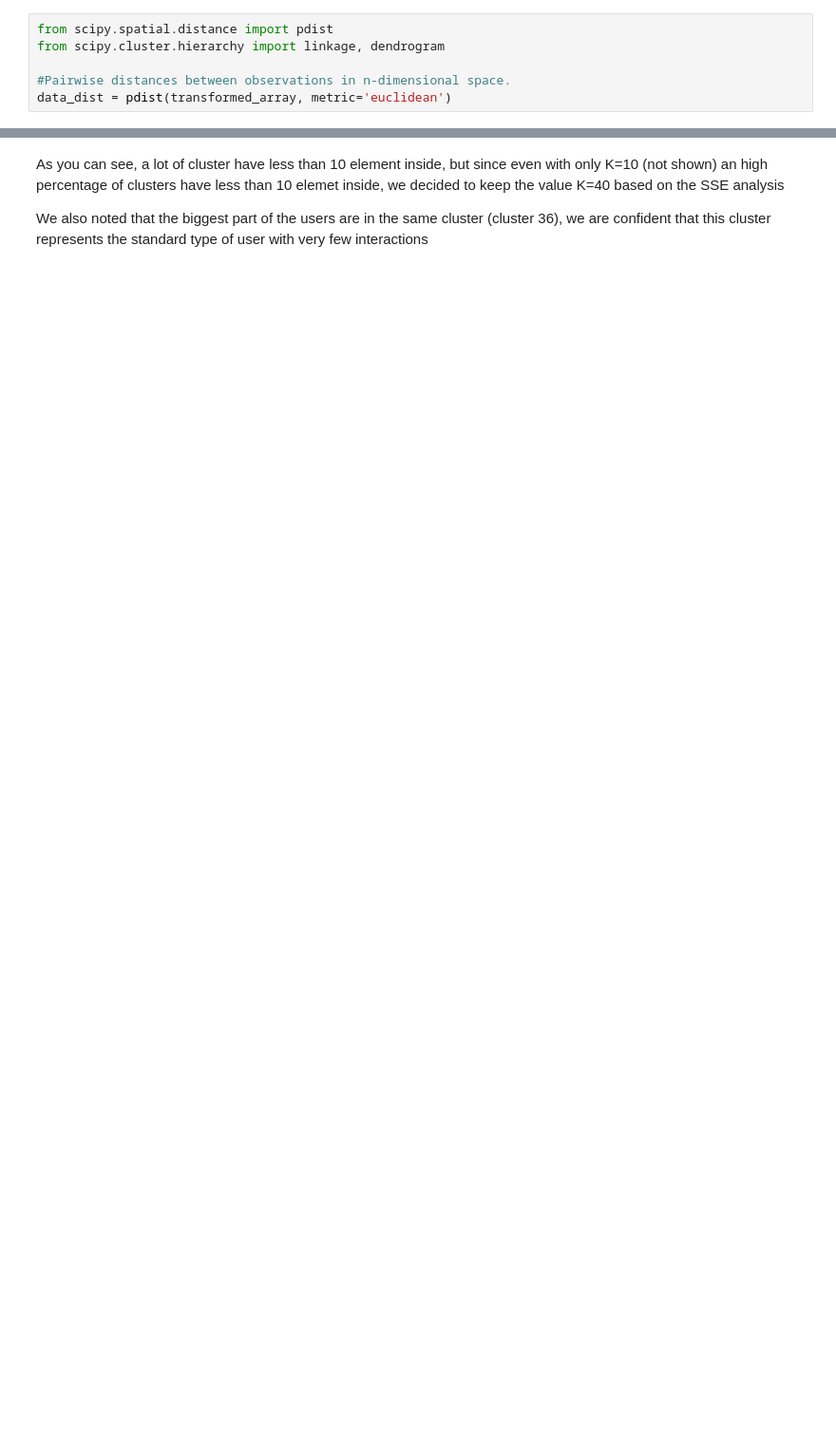
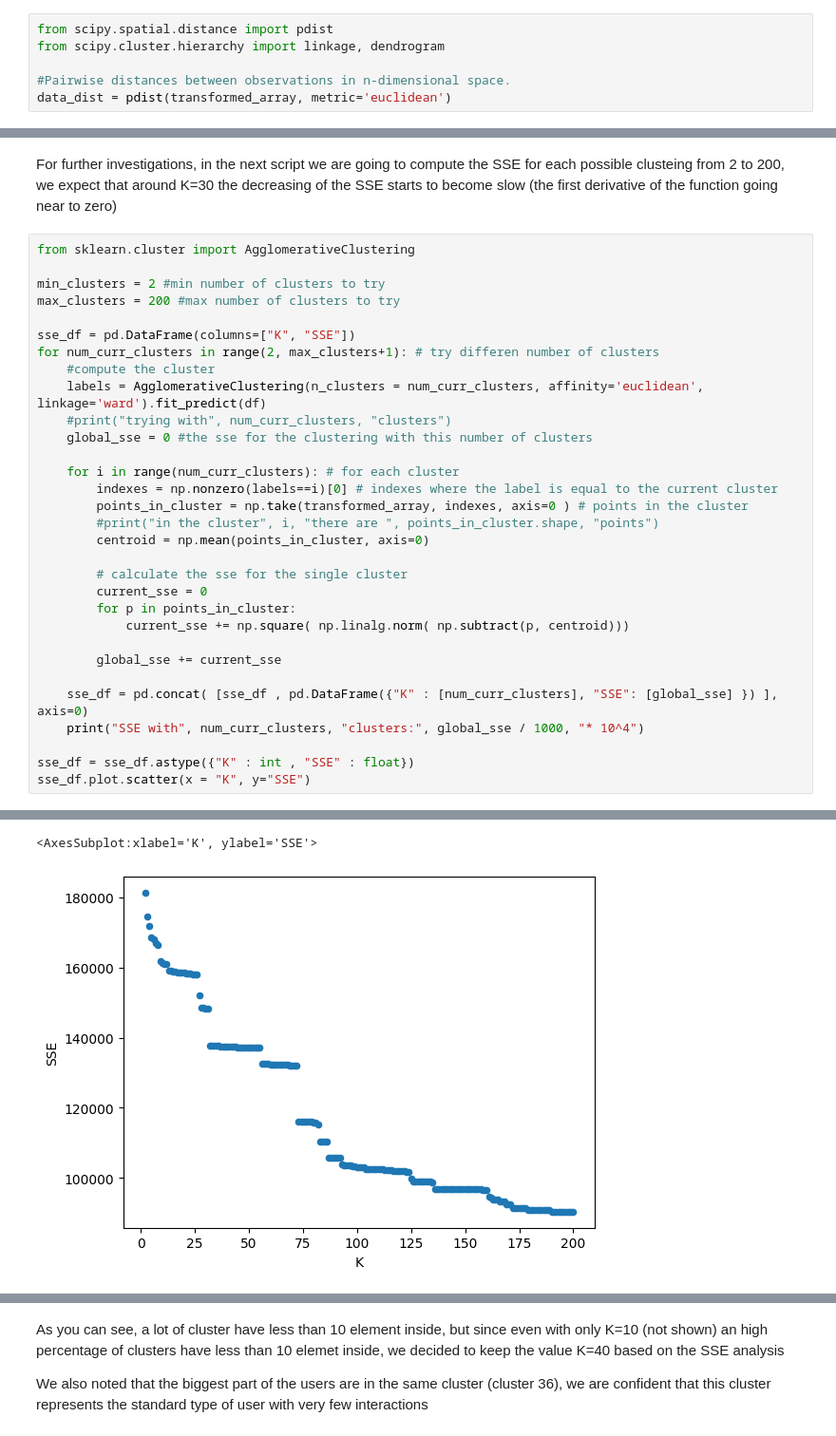
Before and after one commit to The-seven-dwarfs/DataMining-Group7, a Jupyter notebook: 2.3-Hierarchical_clustering.ipynb, the cells around one changed output, grey strips where cells are left out. Shown at 95% size. Drawn from its saved outputs; the diff is of its cells as text; blank space fills up the shorter version.

```diff
--- a/2.3-Hierarchical_clustering.ipynb
+++ b/2.3-Hierarchical_clustering.ipynb
@@ -183,0 +129,35 @@ ward
+# %% [markdown]
+For further investigations, in the next script we are going to compute the SSE for each possible clusteing from 2 to 200,
+we expect that around K=30 the decreasing of the SSE starts to become slow (the first derivative of the function going near to zero)
+# %%
+from sklearn.cluster import AgglomerativeClustering
+
+min_clusters = 2 #min number of clusters to try
+max_clusters = 200 #max number of clusters to try
+
+sse_df = pd.DataFrame(columns=["K", "SSE"])
+for num_curr_clusters in range(2, max_clusters+1): # try differen number of clusters
+    #compute the cluster
+    labels = AgglomerativeClustering(n_clusters = num_curr_clusters, affinity='euclidean', linkage='ward').fit_predict(df)
+    #print("trying with", num_curr_clusters, "clusters")
+    global_sse = 0 #the sse for the clustering with this number of clusters
+
+    for i in range(num_curr_clusters): # for each cluster
+        indexes = np.nonzero(labels==i)[0] # indexes where the label is equal to the current cluster
+        points_in_cluster = np.take(transformed_array, indexes, axis=0 ) # points in the cluster
+        #print("in the cluster", i, "there are ", points_in_cluster.shape, "points")
+        centroid = np.mean(points_in_cluster, axis=0)
+
+        # calculate the sse for the single cluster
+        current_sse = 0
+        for p in points_in_cluster:
+            current_sse += np.square( np.linalg.norm( np.subtract(p, centroid)))
+
+        global_sse += current_sse
+
+    sse_df = pd.concat( [sse_df , pd.DataFrame({"K" : [num_curr_clusters], "SSE": [global_sse] }) ], axis=0)
+    print("SSE with", num_curr_clusters, "clusters:", global_sse / 1000, "* 10^4")
+
+sse_df = sse_df.astype({"K" : int , "SSE" : float})
+sse_df.plot.scatter(x = "K", y="SSE")
+# %% [output]
@@ -183,0 +181,2 @@ ward
+<AxesSubplot:xlabel='K', ylabel='SSE'>
+[figure, added]
```
Also changed, not shown: parts of 11 cells of this notebook, 1 other file.
